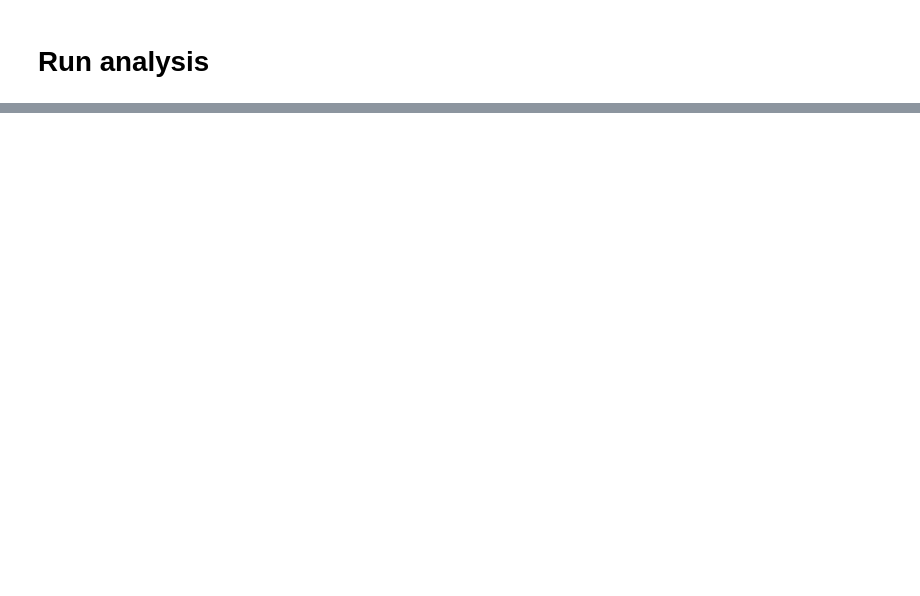
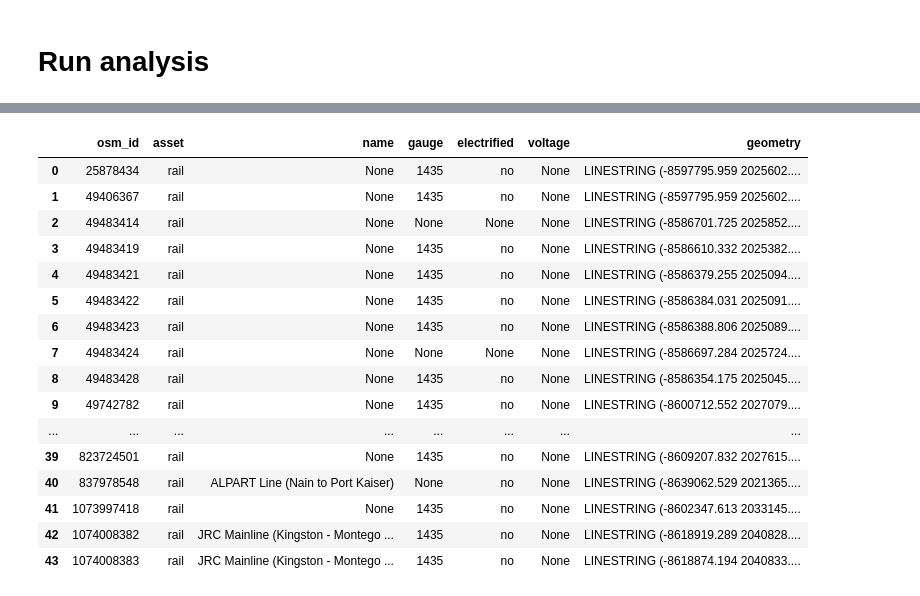
Before and after one commit to snirandjan/gmhcira, a Jupyter notebook: notebooks/risk-workflow.ipynb, the cells around one changed output, grey strips where cells are left out. Drawn from its saved outputs; the diff is of its cells as text; code cells hidden in the pictures; blank space fills up the shorter version.

Commit message:
add vulnerability workflow for specific infrastructure types

```diff
--- a/notebooks/risk-workflow.ipynb
+++ b/notebooks/risk-workflow.ipynb
@@ -471,0 +476,2 @@ test
+# %%
+sub_system = 'railway'
@@ -471,0 +531,58 @@ test
+# %%
+   if sub_system == 'road':
+        assets = assets.loc[assets.geometry.geom_type == 'LineString']
+        assets = assets.rename(columns={'highway' : 'asset'})
+        list_of_highway_assets_to_keep =["living_street", "motorway", "motorway_link", "primary","primary_link",
+                                         "residential","road", "secondary", "secondary_link","tertiary","tertiary_link", "trunk", "trunk_link","unclassified","service"]
+        #reclassify assets
+        mapping_dict = {
+            "living_street" : "tertiary",
+            "motorway" : "primary",
+            "motorway_link" : "primary",
+            "primary" : "primary",
+            "primary_link" : "primary",
+            "residential" : "tertiary",
+            "road" : "secondary",
+            "secondary" : "secondary",
+            "secondary_link" : "secondary",
+            "tertiary" : "tertiary",
+            "tertiary_link" : "tertiary",
+            "trunk" : "primary",
+            "trunk_link" : "primary",
+            "unclassified" : "tertiary",
+            "service" : "tertiary"
+        }
+
+        assets['asset'] = assets.asset.apply(lambda x : mapping_dict[x])  #reclassification
+    elif sub_system == 'rail':
+        assets = assets.loc[assets.geometry.geom_type == 'LineString']
+        assets = assets.rename(columns={'railway' : 'asset'})
+    elif sub_system == 'education':
+        assets = assets.rename(columns={'building' : 'asset'})
+        assets = assets.reset_index(drop=True)
+        assets = remove_contained_points(assets)
+
+        #convert points to polygons
+        assets.loc[assets.geom_type == 'Point','geometry'] = assets.loc[assets.geom_type == 'Point'].buffer(
+                                                                        distance=np.sqrt(assets.loc[assets.geom_type == 'MultiPolygon'].area.median())/2, cap_style='square')
+
+    elif sub_system == 'air':
+        assets = assets.rename(columns={'aeroway' : 'asset'})
+# %% [output]
+|  | osm_id | asset | name | gauge | electrified | voltage | geometry |
+| 0 | 25878434 | rail | None | 1435 | no | None | LINESTRING (-8597795.959 2025602.... |
+| 1 | 49406367 | rail | None | 1435 | no | None | LINESTRING (-8597795.959 2025602.... |
+| 2 | 49483414 | rail | None | None | None | None | LINESTRING (-8586701.725 2025852.... |
+| 3 | 49483419 | rail | None | 1435 | no | None | LINESTRING (-8586610.332 2025382.... |
+| 4 | 49483421 | rail | None | 1435 | no | None | LINESTRING (-8586379.255 2025094.... |
+| 5 | 49483422 | rail | None | 1435 | no | None | LINESTRING (-8586384.031 2025091.... |
+| 6 | 49483423 | rail | None | 1435 | no | None | LINESTRING (-8586388.806 2025089.... |
+| 7 | 49483424 | rail | None | None | None | None | LINESTRING (-8586697.284 2025724.... |
+| 8 | 49483428 | rail | None | 1435 | no | None | LINESTRING (-8586354.175 2025045.... |
+| 9 | 49742782 | rail | None | 1435 | no | None | LINESTRING (-8600712.552 2027079.... |
+| ... | ... | ... | ... | ... | ... | ... | ... |
+| 39 | 823724501 | rail | None | 1435 | no | None | LINESTRING (-8609207.832 2027615.... |
+| 40 | 837978548 | rail | ALPART Line (Nain to Port Kaiser) | None | no | None | LINESTRING (-8639062.529 2021365.... |
+| 41 | 1073997418 | rail | None | 1435 | no | None | LINESTRING (-8602347.613 2033145.... |
+| 42 | 1074008382 | rail | JRC Mainline (Kingston - Montego ... | 1435 | no | None | LINESTRING (-8618919.289 2040828.... |
+| 43 | 1074008383 | rail | JRC Mainline (Kingston - Montego ... | 1435 | no | None | LINESTRING (-8618874.194 2040833.... |
```
Also changed, not shown: parts of 14 cells of this notebook, 3 other files.
